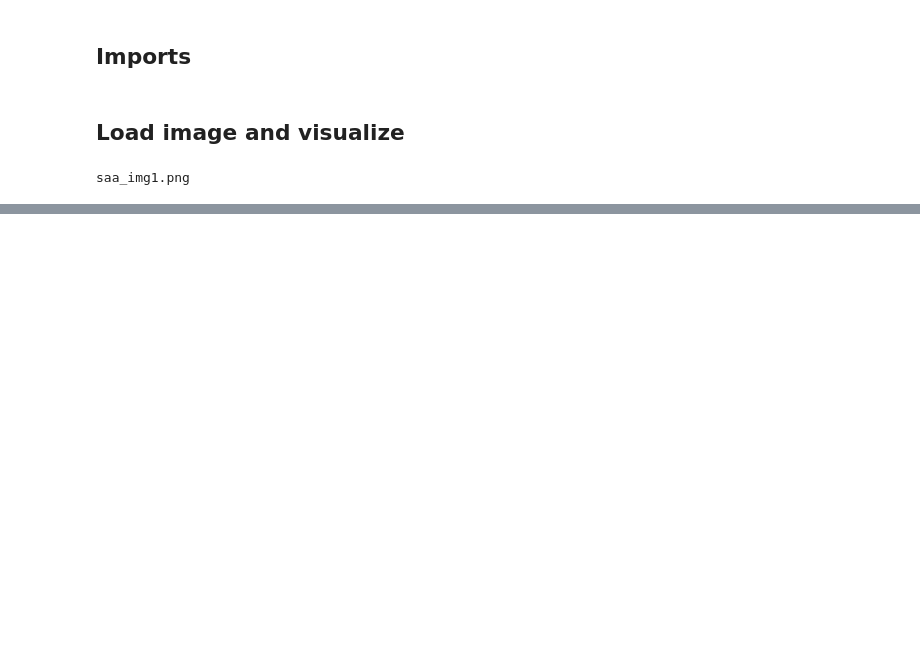
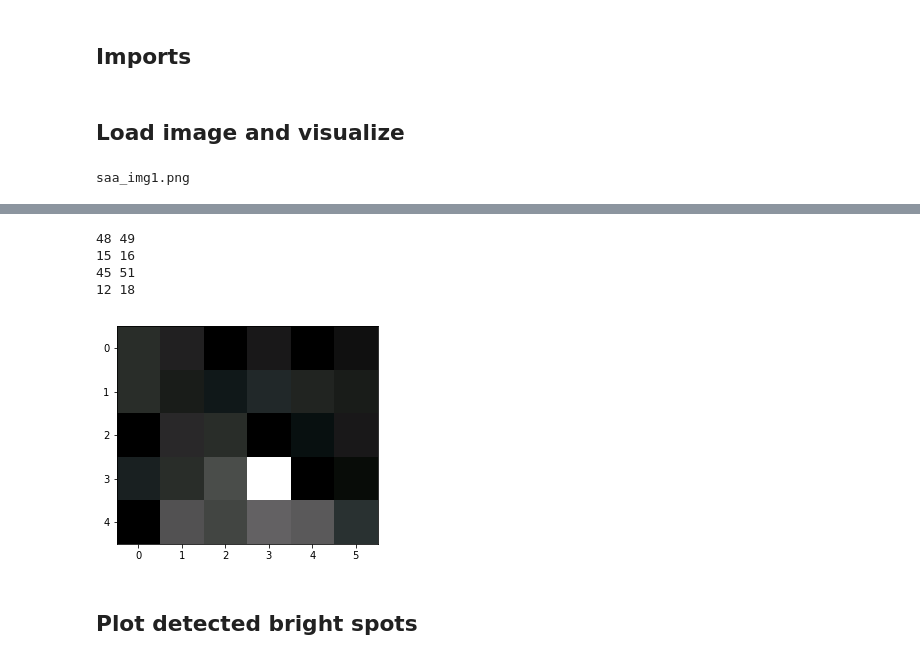
Before and after one commit to charlievweiss/astrostats_finalproject, a Jupyter notebook: image_prep.ipynb, the cells around one changed output, grey strips where cells are left out. Saved outputs shown, nothing was run; the diff lists cells and outputs as text; code cells hidden in the pictures; blank space fills up the shorter version.

```diff
--- a/image_prep.ipynb
+++ b/image_prep.ipynb
@@ -197,0 +91,34 @@ plt.imshow(test_sm, cmap='gray');
+# %%
+# We can get a portion of the image!! Woohoo!! Look at this test image:
+
+#want a certain amount of pixels on either side of image
+size = 6
+
+ymax = y+h # this is for comparison's sake
+xmax = x+w
+
+row_mid = (y+y+h)/2
+column_mid = (x+x+w)/2
+
+row_begin = int(row_mid - (size/2))
+row_end = int(row_mid + (size/2))
+
+column_begin = int(column_mid - (size/2))
+column_end = int(column_mid + (size/2))
+
+temp = img_sm_og[row_begin:row_end, column_begin:column_end]
+
+plt.imshow(temp);
+
+print(y, ymax)
+print(x, xmax)
+print(row_begin, row_end)
+print(column_begin, column_end)
+# %% [output]
+48 49
+15 16
+45 51
+12 18
+[figure, added]
+# %% [markdown]
+## Plot detected bright spots
```
Also changed, not shown: parts of 40 cells of this notebook.
